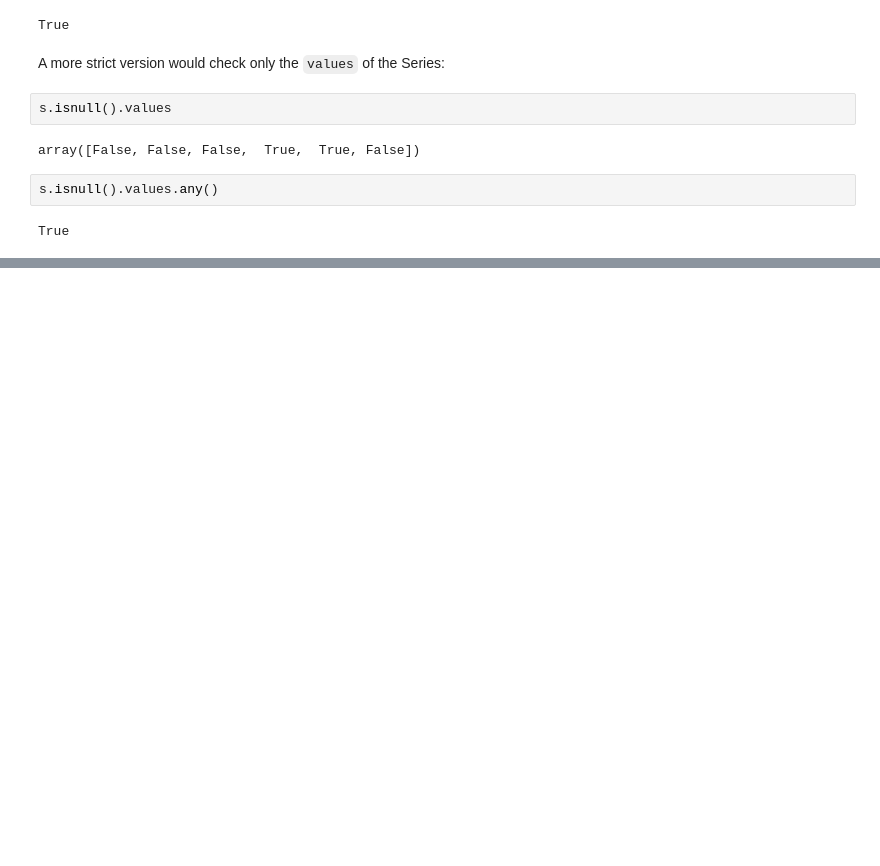
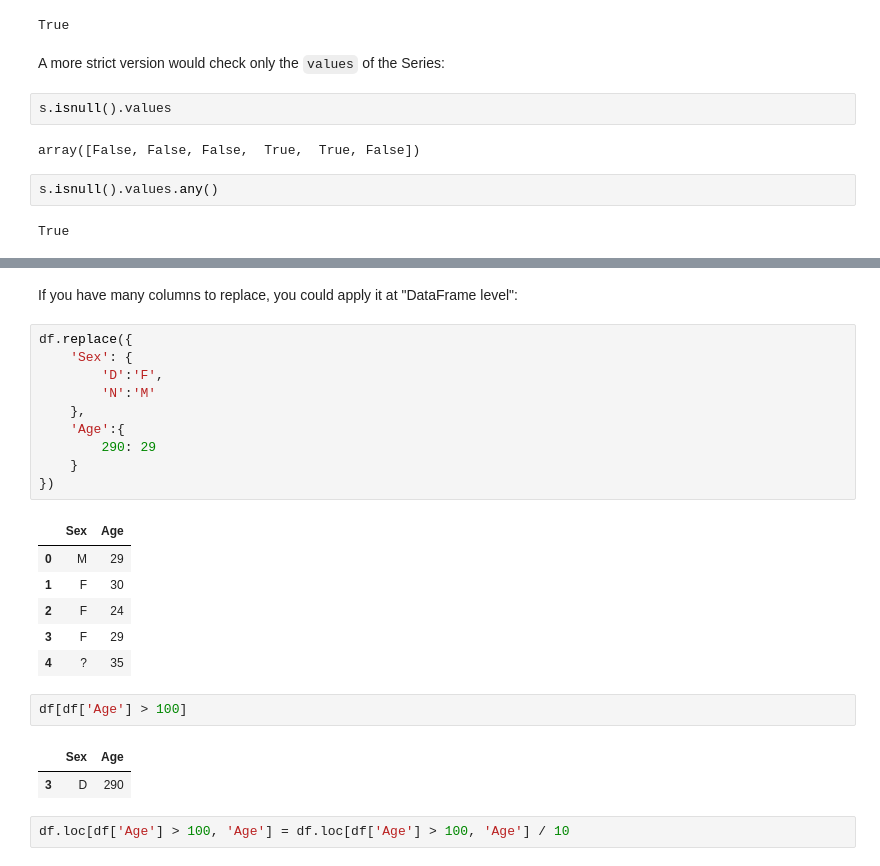
Before and after one commit to Esraydin/Patika.dev, a Jupyter notebook: Pandas/DataCleaning.ipynb, the cells around one changed output, grey strips where cells are left out. Drawn from its saved outputs; the diff is of its cells as text; blank space fills up the shorter version.

```diff
--- a/Pandas/DataCleaning.ipynb
+++ b/Pandas/DataCleaning.ipynb
@@ -441,0 +492,26 @@ True
+# %% [markdown]
+If you have many columns to replace, you could apply it at "DataFrame level":
+# %%
+df.replace({
+    'Sex': {
+        'D':'F',
+        'N':'M'
+    },
+    'Age':{
+        290: 29
+    }
+})
+# %% [output]
+|  | Sex | Age |
+| 0 | M | 29 |
+| 1 | F | 30 |
+| 2 | F | 24 |
+| 3 | F | 29 |
+| 4 | ? | 35 |
+# %%
+df[df['Age'] > 100]
+# %% [output]
+|  | Sex | Age |
+| 3 | D | 290 |
+# %%
+df.loc[df['Age'] > 100, 'Age'] = df.loc[df['Age'] > 100, 'Age'] / 10
```
Also changed, not shown: parts of 39 cells of this notebook.
